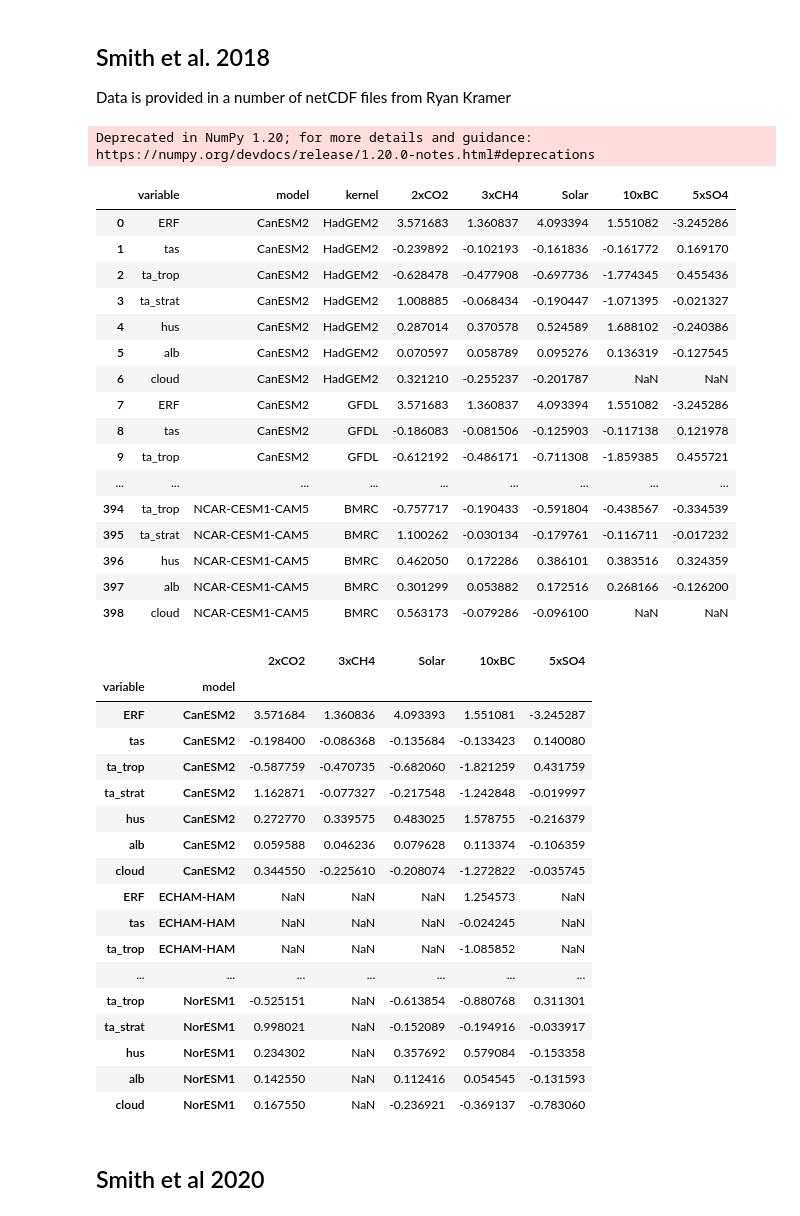
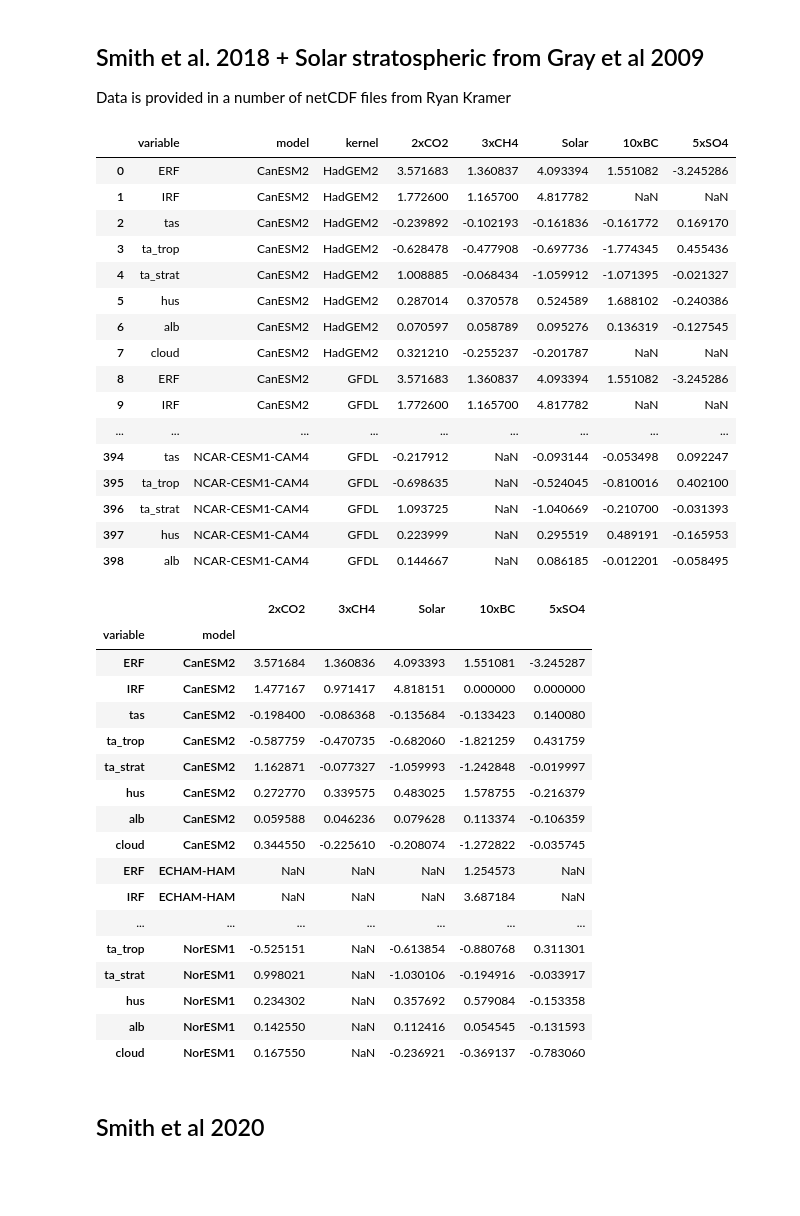
Before and after one commit to chrisroadmap/ar6, a Jupyter notebook: notebooks/270_chapter7_fig7.4.ipynb, the cells around one changed output. Drawn from its saved outputs; the diff is of its cells as text; code cells hidden in the pictures; blank space fills up the shorter version.

```diff
--- a/notebooks/270_chapter7_fig7.4.ipynb
+++ b/notebooks/270_chapter7_fig7.4.ipynb
@@ -48,7 +54,7 @@ flux = {}
 flux_u90 = {}
 valid_count = {}
 # %% [markdown]
-## Smith et al. 2018
+## Smith et al. 2018 + Solar stratospheric from Gray et al 2009
 
 Data is provided in a number of netCDF files from Ryan Kramer
 # %%
@@ -71,7 +77,7 @@ for i_mod,model in enumerate(models):
     for i_ker,kernel in enumerate(kernels):
         nc = Dataset(indirs[i_ker]+'%s_K%s_LWSW_TOA.nc' % (model, kernel))
 #            flux[var][i_mod,i_ker,:5]    = nc.variables[var][:]
-        for var in ['ERF', 'tas', 'ta_trop', 'ta_strat', 'hus', 'alb', 'cloud']:
+        for var in ['ERF', 'IRF', 'tas', 'ta_trop', 'ta_strat', 'hus', 'alb', 'cloud']:
             aco2, ach4, asol, abc, aso4 = nc.variables[var + '_SW'][:] + nc.variables[var + '_LW'][:]
             flux_data.append([var, model, kernel, aco2, ach4, asol, abc, aso4])
         nc.close()
@@ -82,58 +88,69 @@ for i_mod,model in enumerate(models):
 #        nc = Dataset(indirs[i_ker]+'ECHAM-HAM_K%s_LWSW_TOA.nc' % kernel)
 #        flux[var][6,i_ker,3]    = nc.variables[var][3]
 #        nc.close()
-# %% [output]
-Deprecated in NumPy 1.20; for more details and guidance: https://numpy.org/devdocs/release/1.20.0-notes.html#deprecations
 # %%
 adjustments_smith18_df = pd.DataFrame(flux_data, columns=['variable','model','kernel','2xCO2','3xCH4','Solar','10xBC','5xSO4'])
 pd.options.display.max_rows = 999
 
 # oslo is zero for missing data instead of NaN
 for expt in ['2xCO2','3xCH4','5xSO4','Solar']:
     adjustments_smith18_df.loc[(adjustments_smith18_df['model']=='ECHAM-HAM') & (adjustments_smith18_df['kernel']=='Oslo'), expt] = np.nan
 
 for expt in ['10xBC', '5xSO4']:
     adjustments_smith18_df.loc[(adjustments_smith18_df['model']=='MPI-ESM') & (adjustments_smith18_df['kernel']=='Oslo'), expt] = np.nan
 
 for expt in ['2xCO2','3xCH4','10xBC','5xSO4','Solar']:
     adjustments_smith18_df.loc[(adjustments_smith18_df['model']=='NCAR-CESM1-CAM5') & (adjustments_smith18_df['variable']=='cloud') & (adjustments_smith18_df['kernel']=='Oslo'), expt] = np.nan
 
 # For all kernels except Oslo, remove SO4 clouds and IRF for all except CAM4 as they are not correct (in GISS)
 # or contain some component of IRF (in SPRINTARS or HadGEM2)
 for model in ['CanESM2', 'ECHAM-HAM', 'GISS-E2-R', 'HadGEM2', 'HadGEM3', 'IPSL-CM5A', 'MIROC-SPRINTARS', 'MPI-ESM', 'NCAR-CESM1-CAM5', 'NorESM1']:
     for kernel in ['HadGEM2', 'GFDL', 'BMRC', 'CCSM4', 'CESM']:
         adjustments_smith18_df.loc[
             (adjustments_smith18_df['model']==model) & (adjustments_smith18_df['variable']=='cloud') & (adjustments_smith18_df['kernel']==kernel),
         '5xSO4'] = np.nan
 
+# # make solar 22% of IRF from Gray et al 2009
+for model in ['CanESM2', 'ECHAM-HAM', 'GISS-E2-R', 'HadGEM2', 'HadGEM3', 'IPSL-CM5A', 'MIROC-SPRINTARS', 'MPI-ESM', 'NCAR-CESM1-CAM4', 'NCAR-CESM1-CAM5', 'NorESM1']:
+    for kernel in ['HadGEM2', 'GFDL', 'BMRC', 'CCSM4', 'CESM', 'Oslo']:
+#         print(adjustments_smith18_df.loc[
+#             (adjustments_smith18_df['model']==model) & (adjustments_smith18_df['variable']=='IRF') & (adjustments_smith18_df['kernel']==kernel),
+#         'Solar'].values[0] * 0.22)
+        adjustments_smith18_df.loc[
+            (adjustments_smith18_df['model']==model) & (adjustments_smith18_df['variable']=='ta_strat') & (adjustments_smith18_df['kernel']==kernel),
+        'Solar'] = (adjustments_smith18_df.loc[
+            (adjustments_smith18_df['model']==model) & (adjustments_smith18_df['variable']=='IRF') & (adjustments_smith18_df['kernel']==kernel),
+        'Solar'].values[0] * -0.22)
+
+
 # For AR6, remove methane where SW absorption not included.
 for model in models:
     if model not in ['CanESM2', 'MIROC-SPRINTARS', 'MPI-ESM', 'NCAR-CESM1-CAM5']:
         adjustments_smith18_df.loc[adjustments_smith18_df['model']==model, '3xCH4'] = np.nan
 
 adjustments_smith18_df
 # %% [output]
 |  | variable | model | kernel | 2xCO2 | 3xCH4 | Solar | 10xBC | 5xSO4 |
 | 0 | ERF | CanESM2 | HadGEM2 | 3.571683 | 1.360837 | 4.093394 | 1.551082 | -3.245286 |
-| 1 | tas | CanESM2 | HadGEM2 | -0.239892 | -0.102193 | -0.161836 | -0.161772 | 0.169170 |
-| 2 | ta_trop | CanESM2 | HadGEM2 | -0.628478 | -0.477908 | -0.697736 | -1.774345 | 0.455436 |
-| 3 | ta_strat | CanESM2 | HadGEM2 | 1.008885 | -0.068434 | -0.190447 | -1.071395 | -0.021327 |
-| 4 | hus | CanESM2 | HadGEM2 | 0.287014 | 0.370578 | 0.524589 | 1.688102 | -0.240386 |
-| 5 | alb | CanESM2 | HadGEM2 | 0.070597 | 0.058789 | 0.095276 | 0.136319 | -0.127545 |
-| 6 | cloud | CanESM2 | HadGEM2 | 0.321210 | -0.255237 | -0.201787 | NaN | NaN |
-| 7 | ERF | CanESM2 | GFDL | 3.571683 | 1.360837 | 4.093394 | 1.551082 | -3.245286 |
-| 8 | tas | CanESM2 | GFDL | -0.186083 | -0.081506 | -0.125903 | -0.117138 | 0.121978 |
-| 9 | ta_trop | CanESM2 | GFDL | -0.612192 | -0.486171 | -0.711308 | -1.859385 | 0.455721 |
+| 1 | IRF | CanESM2 | HadGEM2 | 1.772600 | 1.165700 | 4.817782 | NaN | NaN |
+| 2 | tas | CanESM2 | HadGEM2 | -0.239892 | -0.102193 | -0.161836 | -0.161772 | 0.169170 |
+| 3 | ta_trop | CanESM2 | HadGEM2 | -0.628478 | -0.477908 | -0.697736 | -1.774345 | 0.455436 |
+| 4 | ta_strat | CanESM2 | HadGEM2 | 1.008885 | -0.068434 | -1.059912 | -1.071395 | -0.021327 |
+| 5 | hus | CanESM2 | HadGEM2 | 0.287014 | 0.370578 | 0.524589 | 1.688102 | -0.240386 |
+| 6 | alb | CanESM2 | HadGEM2 | 0.070597 | 0.058789 | 0.095276 | 0.136319 | -0.127545 |
+| 7 | cloud | CanESM2 | HadGEM2 | 0.321210 | -0.255237 | -0.201787 | NaN | NaN |
+| 8 | ERF | CanESM2 | GFDL | 3.571683 | 1.360837 | 4.093394 | 1.551082 | -3.245286 |
+| 9 | IRF | CanESM2 | GFDL | 1.772600 | 1.165700 | 4.817782 | NaN | NaN |
 | ... | ... | ... | ... | ... | ... | ... | ... | ... |
-| 394 | ta_trop | NCAR-CESM1-CAM5 | BMRC | -0.757717 | -0.190433 | -0.591804 | -0.438567 | -0.334539 |
-| 395 | ta_strat | NCAR-CESM1-CAM5 | BMRC | 1.100262 | -0.030134 | -0.179761 | -0.116711 | -0.017232 |
-| 396 | hus | NCAR-CESM1-CAM5 | BMRC | 0.462050 | 0.172286 | 0.386101 | 0.383516 | 0.324359 |
-| 397 | alb | NCAR-CESM1-CAM5 | BMRC | 0.301299 | 0.053882 | 0.172516 | 0.268166 | -0.126200 |
-| 398 | cloud | NCAR-CESM1-CAM5 | BMRC | 0.563173 | -0.079286 | -0.096100 | NaN | NaN |
+| 394 | tas | NCAR-CESM1-CAM4 | GFDL | -0.217912 | NaN | -0.093144 | -0.053498 | 0.092247 |
+| 395 | ta_trop | NCAR-CESM1-CAM4 | GFDL | -0.698635 | NaN | -0.524045 | -0.810016 | 0.402100 |
+| 396 | ta_strat | NCAR-CESM1-CAM4 | GFDL | 1.093725 | NaN | -1.040669 | -0.210700 | -0.031393 |
+| 397 | hus | NCAR-CESM1-CAM4 | GFDL | 0.223999 | NaN | 0.295519 | 0.489191 | -0.165953 |
+| 398 | alb | NCAR-CESM1-CAM4 | GFDL | 0.144667 | NaN | 0.086185 | -0.012201 | -0.058495 |
 # %%
 flux_data = []
 for model in models:
-    for var in ['ERF', 'tas', 'ta_trop', 'ta_strat', 'hus', 'alb', 'cloud']:
+    for var in ['ERF', 'IRF', 'tas', 'ta_trop', 'ta_strat', 'hus', 'alb', 'cloud']:
         aco2, ach4, asol, abc, aso4 = adjustments_smith18_df.loc[(adjustments_smith18_df['model']==model) & (adjustments_smith18_df['variable']==var)].mean()
         flux_data.append([var, model, aco2, ach4, asol, abc, aso4])
 
@@ -144,18 +161,18 @@ smith18_new_df
 |  |  | 2xCO2 | 3xCH4 | Solar | 10xBC | 5xSO4 |
 | variable | model |  |  |  |  |  |
 | ERF | CanESM2 | 3.571684 | 1.360836 | 4.093393 | 1.551081 | -3.245287 |
+| IRF | CanESM2 | 1.477167 | 0.971417 | 4.818151 | 0.000000 | 0.000000 |
 | tas | CanESM2 | -0.198400 | -0.086368 | -0.135684 | -0.133423 | 0.140080 |
 | ta_trop | CanESM2 | -0.587759 | -0.470735 | -0.682060 | -1.821259 | 0.431759 |
-| ta_strat | CanESM2 | 1.162871 | -0.077327 | -0.217548 | -1.242848 | -0.019997 |
+| ta_strat | CanESM2 | 1.162871 | -0.077327 | -1.059993 | -1.242848 | -0.019997 |
 | hus | CanESM2 | 0.272770 | 0.339575 | 0.483025 | 1.578755 | -0.216379 |
 | alb | CanESM2 | 0.059588 | 0.046236 | 0.079628 | 0.113374 | -0.106359 |
 | cloud | CanESM2 | 0.344550 | -0.225610 | -0.208074 | -1.272822 | -0.035745 |
 | ERF | ECHAM-HAM | NaN | NaN | NaN | 1.254573 | NaN |
-| tas | ECHAM-HAM | NaN | NaN | NaN | -0.024245 | NaN |
-| ta_trop | ECHAM-HAM | NaN | NaN | NaN | -1.085852 | NaN |
+| IRF | ECHAM-HAM | NaN | NaN | NaN | 3.687184 | NaN |
 | ... | ... | ... | ... | ... | ... | ... |
 | ta_trop | NorESM1 | -0.525151 | NaN | -0.613854 | -0.880768 | 0.311301 |
-| ta_strat | NorESM1 | 0.998021 | NaN | -0.152089 | -0.194916 | -0.033917 |
+| ta_strat | NorESM1 | 0.998021 | NaN | -1.030106 | -0.194916 | -0.033917 |
 | hus | NorESM1 | 0.234302 | NaN | 0.357692 | 0.579084 | -0.153358 |
 | alb | NorESM1 | 0.142550 | NaN | 0.112416 | 0.054545 | -0.131593 |
 | cloud | NorESM1 | 0.167550 | NaN | -0.236921 | -0.369137 | -0.783060 |
```
Also changed, not shown: parts of 16 cells of this notebook, 4 other files.
